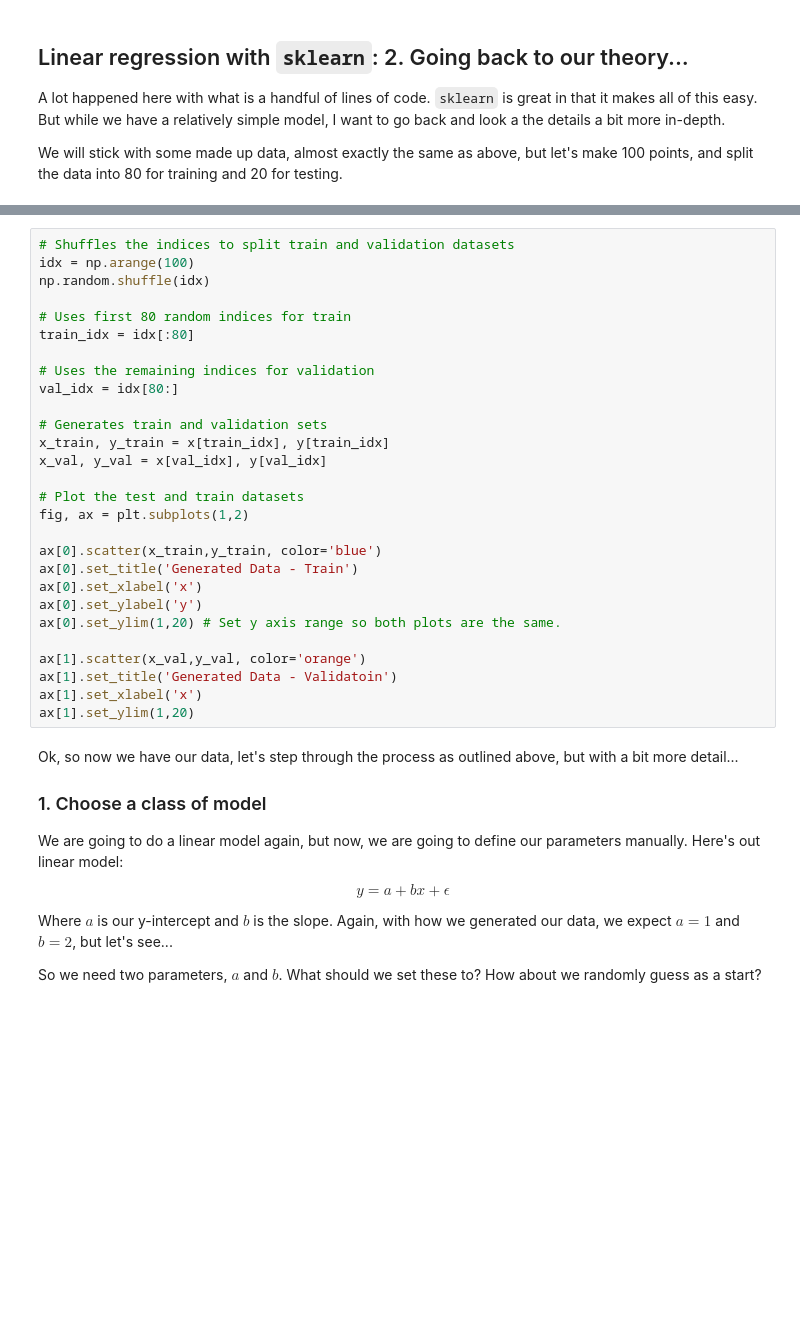
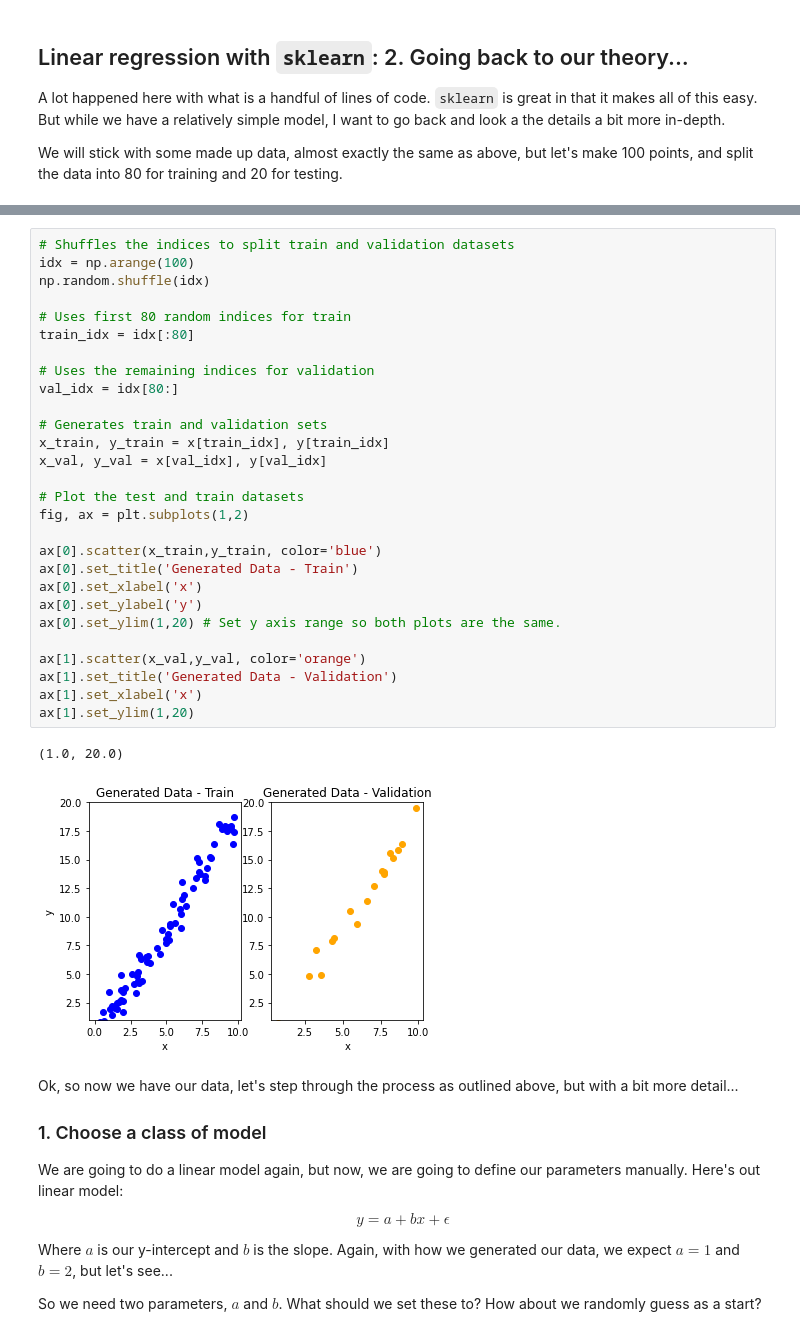
Before and after one commit to morganmanning/AI_in_Biology, a Jupyter notebook: 07_Intro_sklearn_student.ipynb, the cells around one changed output, grey strips where cells are left out. Saved outputs shown, nothing was run; the diff lists cells and outputs as text; blank space fills up the shorter version.

```diff
--- a/07_Intro_sklearn_student.ipynb
+++ b/07_Intro_sklearn_student.ipynb
@@ -134,31 +206,34 @@ plt.scatter(x, y)
 # %%
 # Shuffles the indices to split train and validation datasets
 idx = np.arange(100)
 np.random.shuffle(idx)
 
 # Uses first 80 random indices for train
 train_idx = idx[:80]
 
 # Uses the remaining indices for validation
 val_idx = idx[80:]
 
 # Generates train and validation sets
 x_train, y_train = x[train_idx], y[train_idx]
 x_val, y_val = x[val_idx], y[val_idx]
 
 # Plot the test and train datasets
 fig, ax = plt.subplots(1,2)
 
 ax[0].scatter(x_train,y_train, color='blue')
 ax[0].set_title('Generated Data - Train')
 ax[0].set_xlabel('x')
 ax[0].set_ylabel('y')
 ax[0].set_ylim(1,20) # Set y axis range so both plots are the same.
 
 ax[1].scatter(x_val,y_val, color='orange')
-ax[1].set_title('Generated Data - Validatoin')
+ax[1].set_title('Generated Data - Validation')
 ax[1].set_xlabel('x')
 ax[1].set_ylim(1,20)
+# %% [output]
+(1.0, 20.0)
+[figure, added]
 # %% [markdown]
 Ok, so now we have our data, let's step through the process as outlined above, but with a bit more detail...
 
```
Also changed, not shown: parts of 30 cells of this notebook, 1 other file.
